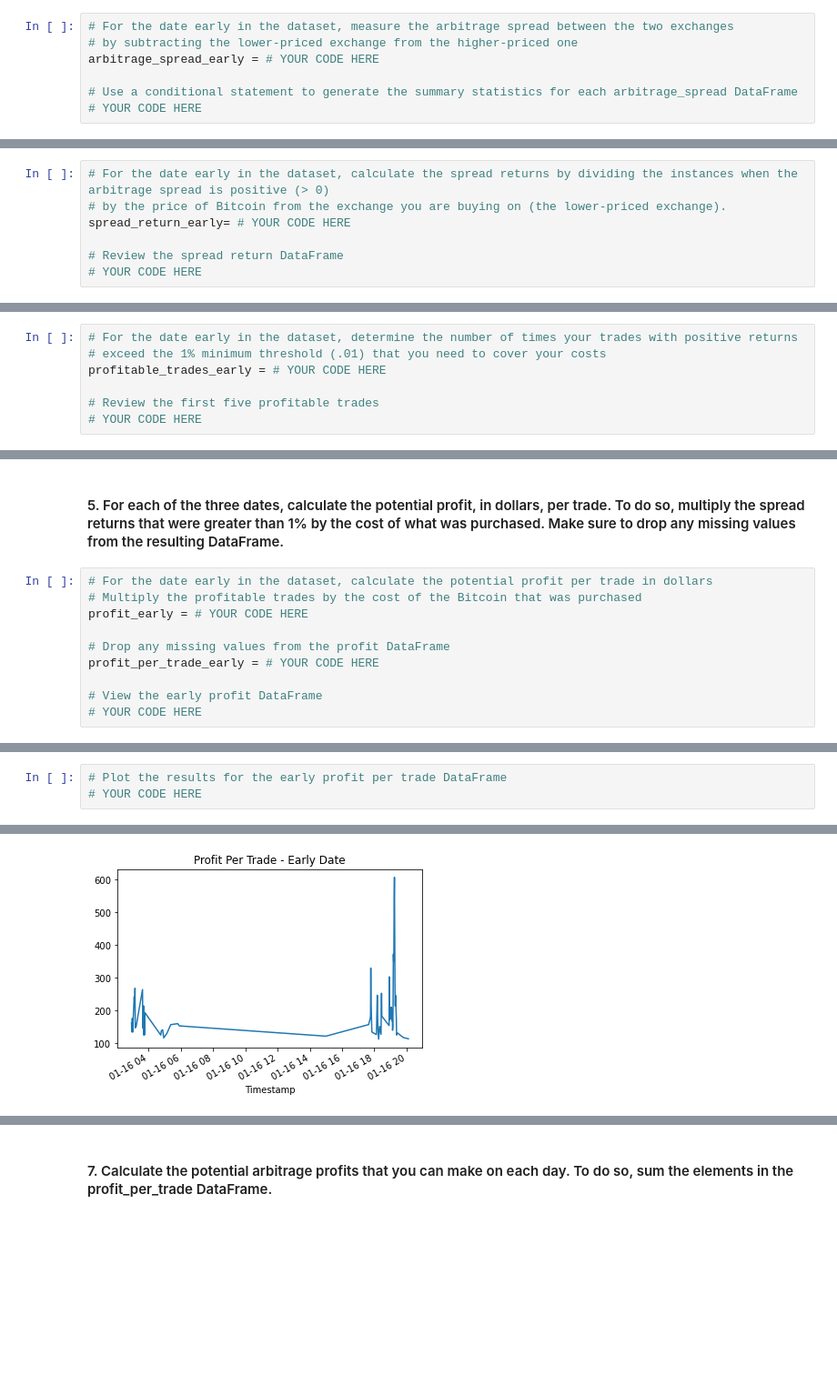
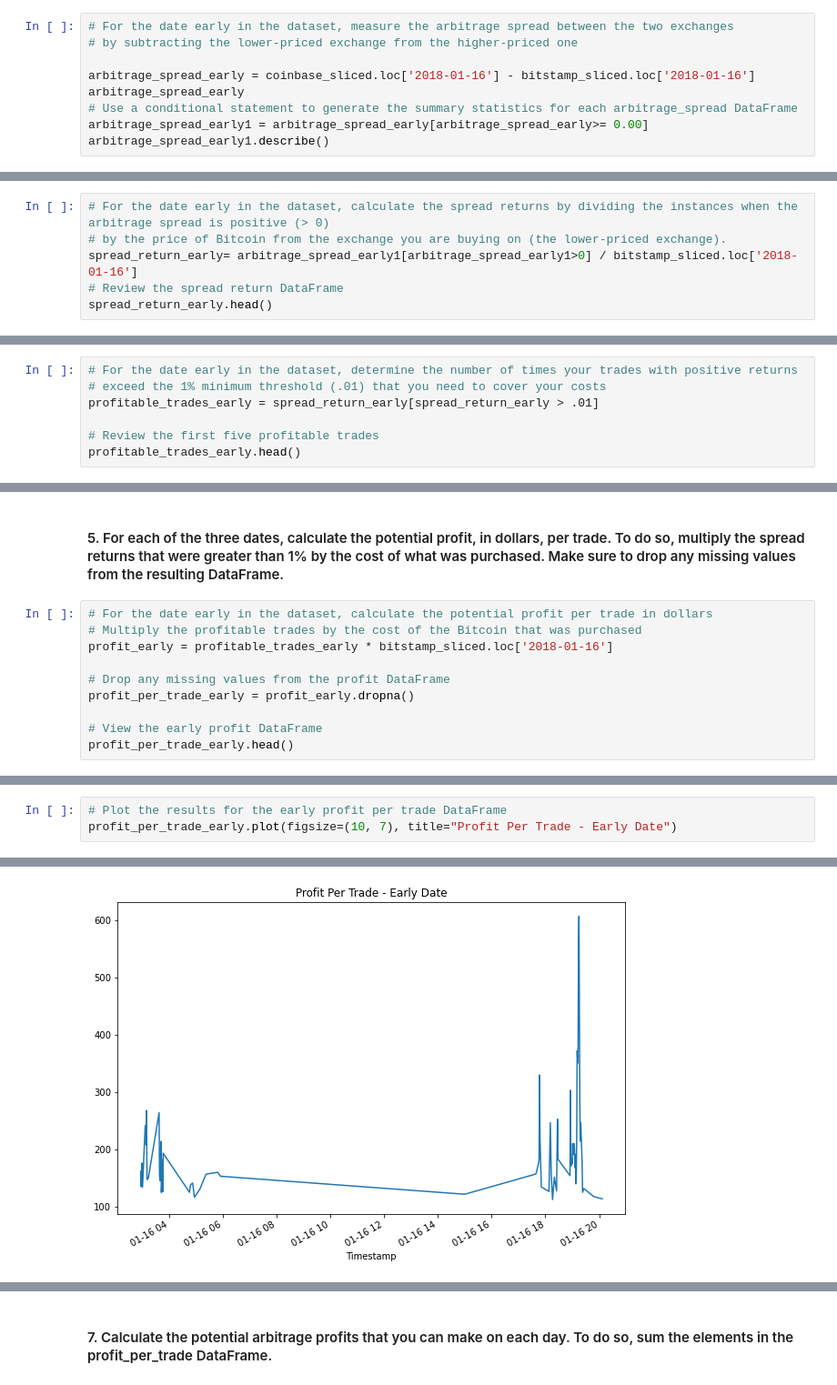
Before and after one commit to nayananarayananp/Crypto_Analysis, a Jupyter notebook: crypto_arbitrage.ipynb, the cells around one changed output, grey strips where cells are left out. Shown at 91% size. Cells and saved outputs as stored; diff of their text form; blank space fills up the shorter version.

```diff
--- a/crypto_arbitrage.ipynb
+++ b/crypto_arbitrage.ipynb
@@ -547,8 +550,10 @@ Calculate the potential profits for each date that you selected in the previous
 # %%
 # For the date early in the dataset, measure the arbitrage spread between the two exchanges
 # by subtracting the lower-priced exchange from the higher-priced one
-arbitrage_spread_early = # YOUR CODE HERE
 
+arbitrage_spread_early = coinbase_sliced.loc['2018-01-16'] - bitstamp_sliced.loc['2018-01-16']
+arbitrage_spread_early
 # Use a conditional statement to generate the summary statistics for each arbitrage_spread DataFrame
-# YOUR CODE HERE
+arbitrage_spread_early1 = arbitrage_spread_early[arbitrage_spread_early>= 0.00]
+arbitrage_spread_early1.describe()
 # %% [output]
@@ -566,10 +600,9 @@ Name: Close, dtype: float64
 # %%
 # For the date early in the dataset, calculate the spread returns by dividing the instances when the arbitrage spread is positive (> 0)
 # by the price of Bitcoin from the exchange you are buying on (the lower-priced exchange).
-spread_return_early= # YOUR CODE HERE
-
+spread_return_early= arbitrage_spread_early1[arbitrage_spread_early1>0] / bitstamp_sliced.loc['2018-01-16']
 # Review the spread return DataFrame
-# YOUR CODE HERE
+spread_return_early.head()
 # %% [output]
 Timestamp
 2018-01-16 00:00:00         NaN
@@ -583,10 +638,10 @@ Name: Close, dtype: float64
 # %%
 # For the date early in the dataset, determine the number of times your trades with positive returns
 # exceed the 1% minimum threshold (.01) that you need to cover your costs
-profitable_trades_early = # YOUR CODE HERE
+profitable_trades_early = spread_return_early[spread_return_early > .01]
 
 # Review the first five profitable trades
-# YOUR CODE HERE
+profitable_trades_early.head()
 # %% [output]
 Timestamp
 2018-01-16 02:56:00    0.012962
@@ -616,13 +711,13 @@ Name: Close, dtype: float64
 # %%
 # For the date early in the dataset, calculate the potential profit per trade in dollars
 # Multiply the profitable trades by the cost of the Bitcoin that was purchased
-profit_early = # YOUR CODE HERE
+profit_early = profitable_trades_early * bitstamp_sliced.loc['2018-01-16']
 
 # Drop any missing values from the profit DataFrame
-profit_per_trade_early = # YOUR CODE HERE
+profit_per_trade_early = profit_early.dropna()
 
 # View the early profit DataFrame
-# YOUR CODE HERE
+profit_per_trade_early.head()
 # %% [output]
 Timestamp
 2018-01-16 02:56:00    162.01
@@ -655,6 +784,6 @@ Name: Close, dtype: float64
 # %%
 # Plot the results for the early profit per trade DataFrame
-# YOUR CODE HERE
+profit_per_trade_early.plot(figsize=(10, 7), title="Profit Per Trade - Early Date")
 # %% [output]
 <AxesSubplot:title={'center':'Profit Per Trade - Early Date'}, xlabel='Timestamp'>
-[figure, old version]
+[figure, new version]
```
Also changed, not shown: parts of 46 cells of this notebook, 2 other files.
